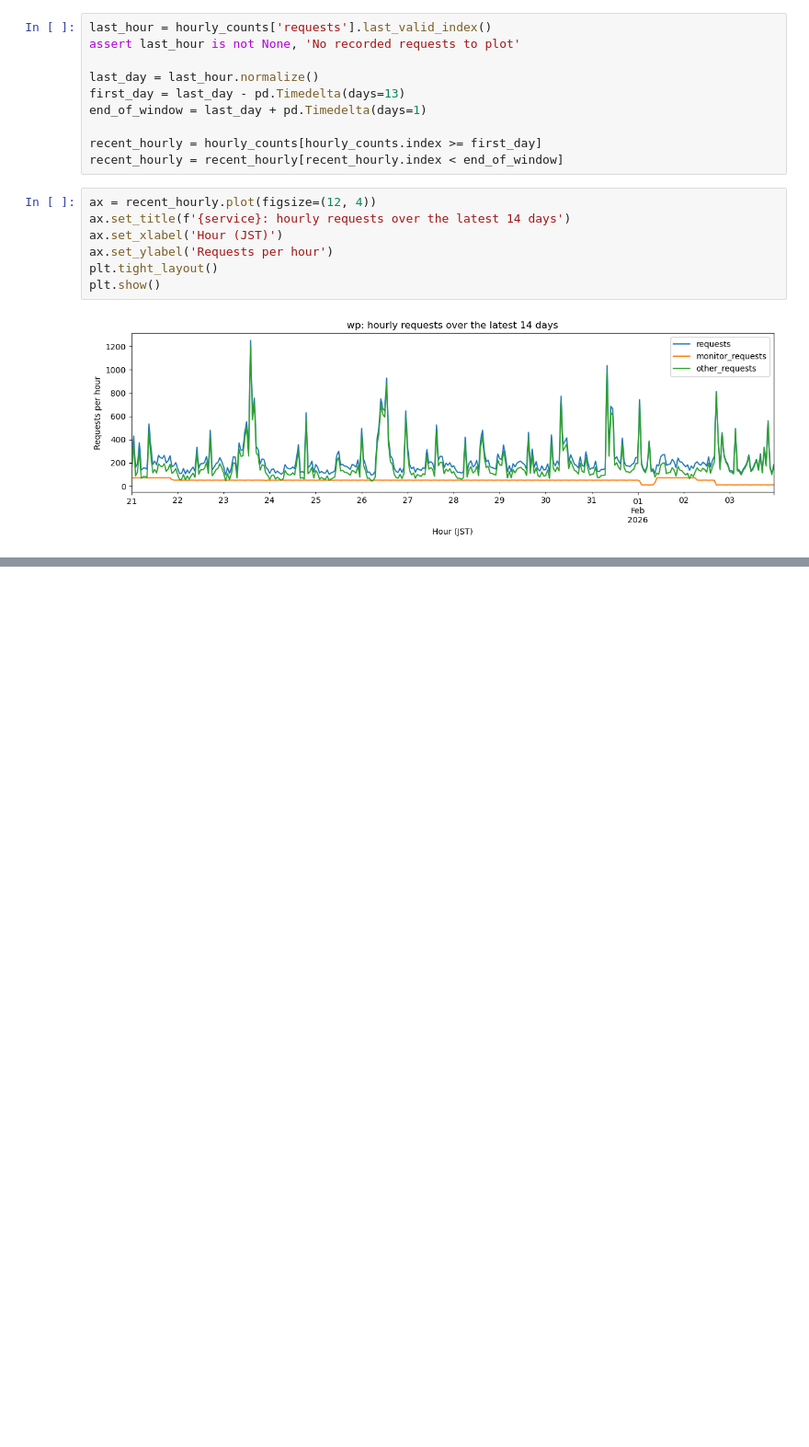
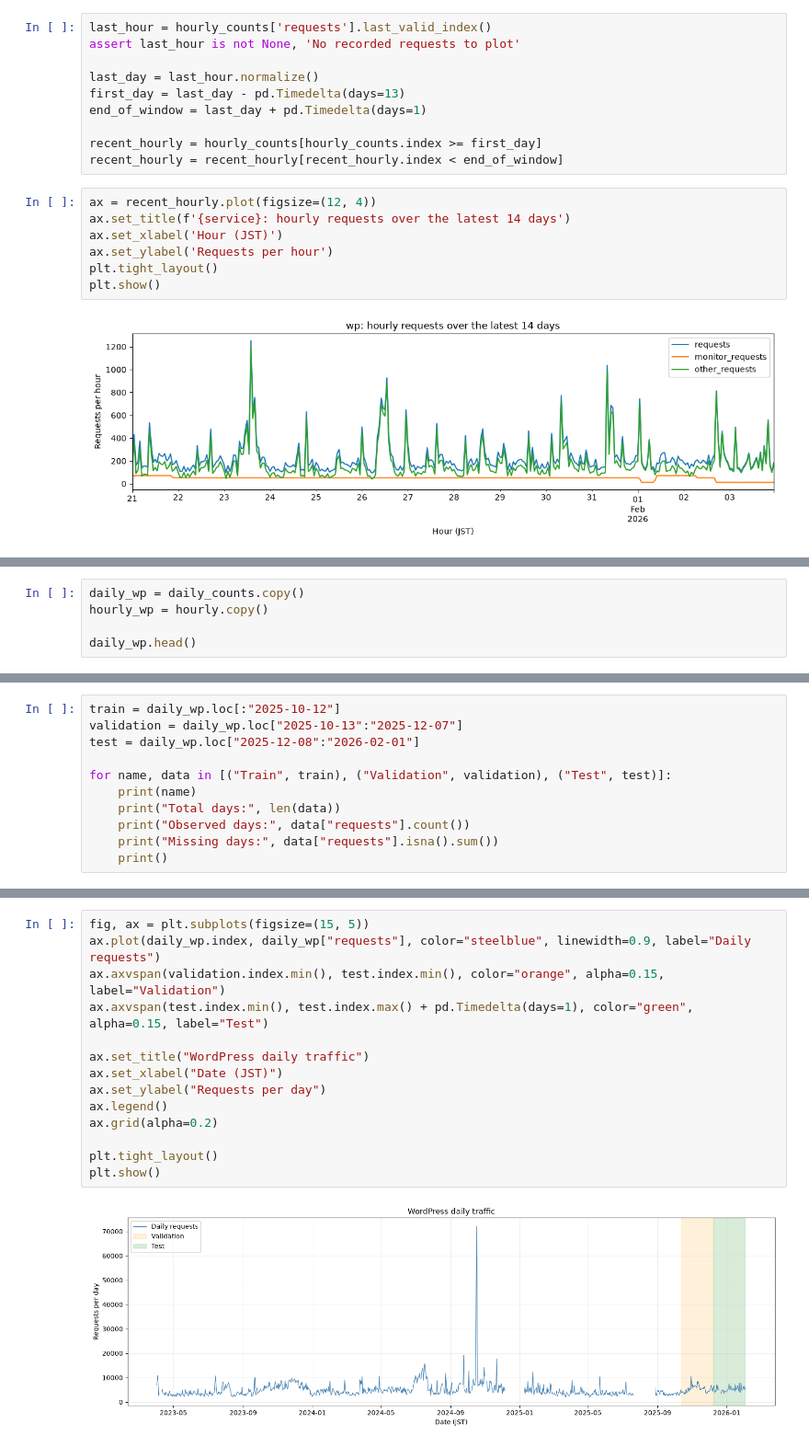
Before and after one commit to yassers25/Time-Series-Analysis, a Jupyter notebook: notebooks/data_exploration.ipynb, the cells around one changed output, grey strips where cells are left out. Shown at 92% size. Drawn from its saved outputs; the diff is of its cells as text; blank space fills up the shorter version.

Commit message:
Complete Step 2 exploratory data analysis

```diff
--- a/notebooks/data_exploration.ipynb
+++ b/notebooks/data_exploration.ipynb
@@ -458,0 +444,5 @@ plt.show()
+# %%
+daily_wp = daily_counts.copy()
+hourly_wp = hourly.copy()
+
+daily_wp.head()
@@ -458,0 +457,11 @@ plt.show()
+# %%
+train = daily_wp.loc[:"2025-10-12"]
+validation = daily_wp.loc["2025-10-13":"2025-12-07"]
+test = daily_wp.loc["2025-12-08":"2026-02-01"]
+
+for name, data in [("Train", train), ("Validation", validation), ("Test", test)]:
+    print(name)
+    print("Total days:", len(data))
+    print("Observed days:", data["requests"].count())
+    print("Missing days:", data["requests"].isna().sum())
+    print()
@@ -458,0 +490,16 @@ plt.show()
+# %%
+fig, ax = plt.subplots(figsize=(15, 5))
+ax.plot(daily_wp.index, daily_wp["requests"], color="steelblue", linewidth=0.9, label="Daily requests")
+ax.axvspan(validation.index.min(), test.index.min(), color="orange", alpha=0.15, label="Validation")
+ax.axvspan(test.index.min(), test.index.max() + pd.Timedelta(days=1), color="green", alpha=0.15, label="Test")
+
+ax.set_title("WordPress daily traffic")
+ax.set_xlabel("Date (JST)")
+ax.set_ylabel("Requests per day")
+ax.legend()
+ax.grid(alpha=0.2)
+
+plt.tight_layout()
+plt.show()
+# %% [output]
+[figure, added]
```
Also changed, not shown: parts of 52 cells of this notebook.
